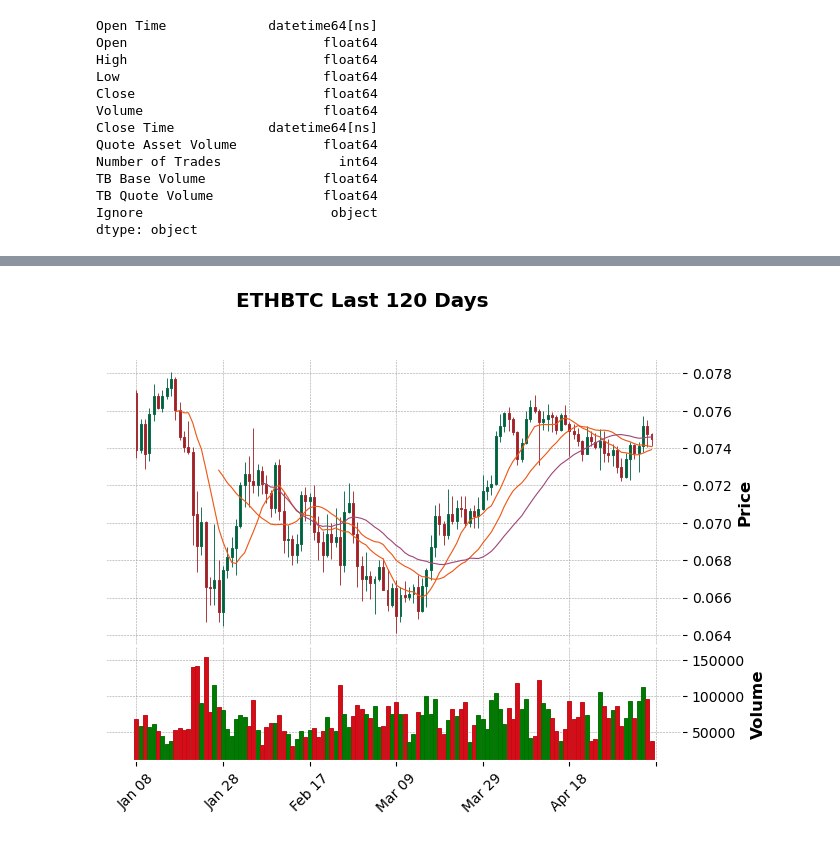
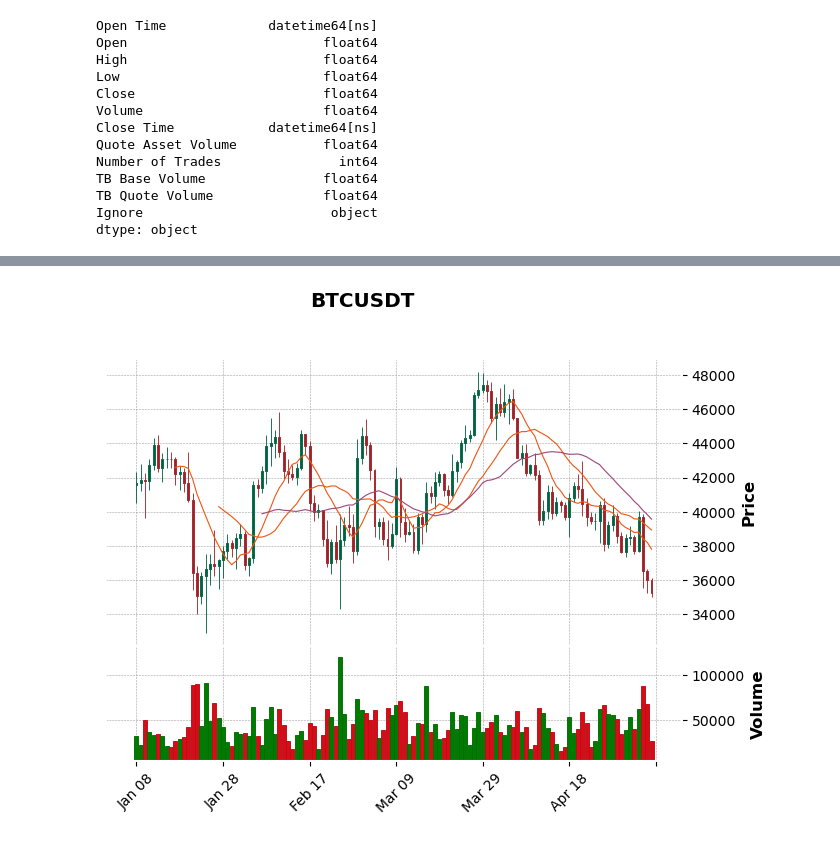
Before and after one commit to ugurcanerdogan/Effects-of-Moon-Cycles-on-Cryptocurrencies, a Jupyter notebook: dscp.ipynb, the cells around one changed output, grey strips where cells are left out. Saved outputs shown, nothing was run; the diff lists cells and outputs as text; code cells hidden in the pictures.

```diff
--- a/dscp.ipynb
+++ b/dscp.ipynb
@@ -66,0 +68,22 @@ historical
+# %%
+client = Client(apikey, secret)
+historical = client.get_historical_klines('BTCUSDT', Client.KLINE_INTERVAL_1DAY, '11 Jan 2020')
+historical
+
+#  Data content:
+#  [
+#   [
+#     1499040000000,      // Open time
+#     "0.01634790",       // Open
+#     "0.80000000",       // High
+#     "0.01575800",       // Low
+#     "0.01577100",       // Close
+#     "148976.11427815",  // Volume
+#     1499644799999,      // Close time
+#     "2434.19055334",    // Quote asset volume
+#     308,                // Number of trades
+#     "1756.87402397",    // Taker buy base asset volume
+#     "28.46694368",      // Taker buy quote asset volume
+#     "17928899.62484339" // Ignore.
+#   ]
+# ]
@@ -108,8 +140,8 @@ TB Quote Volume       object
 Ignore                object
 dtype: object
 # %%
-hist_df['Open Time'] = pd.to_datetime(hist_df['Open Time'] / 1000, unit='s')
-hist_df['Close Time'] = pd.to_datetime(hist_df['Close Time'] / 1000, unit='s')
+hist_df['Open Time'] = pd.to_datetime(hist_df['Open Time'] / 1000, unit='s').dt.normalize()
+hist_df['Close Time'] = pd.to_datetime(hist_df['Close Time'] / 1000, unit='s').dt.normalize()
 # %%
 numeric_columns = ['Open', 'High', 'Low', 'Close', 'Volume', 'Quote Asset Volume', 'TB Base Volume', 'TB Quote Volume']
 # %%
@@ -178,2 +207,0 @@ import mplfinance as mpf
-# %%
-hist_df.set_index('Close Time').tail(100)
@@ -195,8 +208,10 @@ hist_df.set_index('Close Time').tail(100)
 # %%
+import mplfinance as mpf
+
 mpf.plot(hist_df.set_index('Close Time').tail(120),
          type='candle', style='charles',
          volume=True,
-         title='ETHBTC Last 120 Days',
+         title='BTCUSDT',
          mav=(10, 20, 30))
 # %% [output]
-[figure, old version]
+[figure, new version]
```
Also changed, not shown: parts of 22 cells of this notebook, 1 other file.
